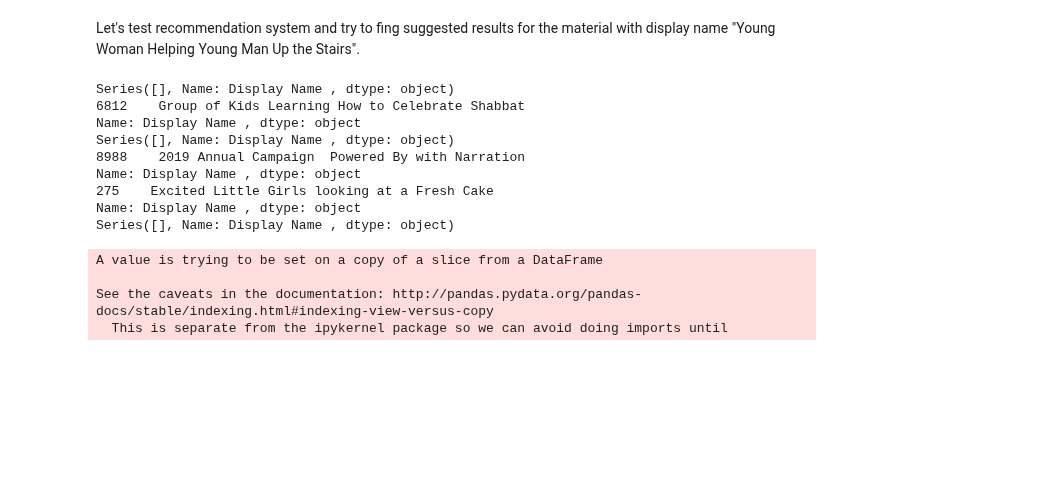
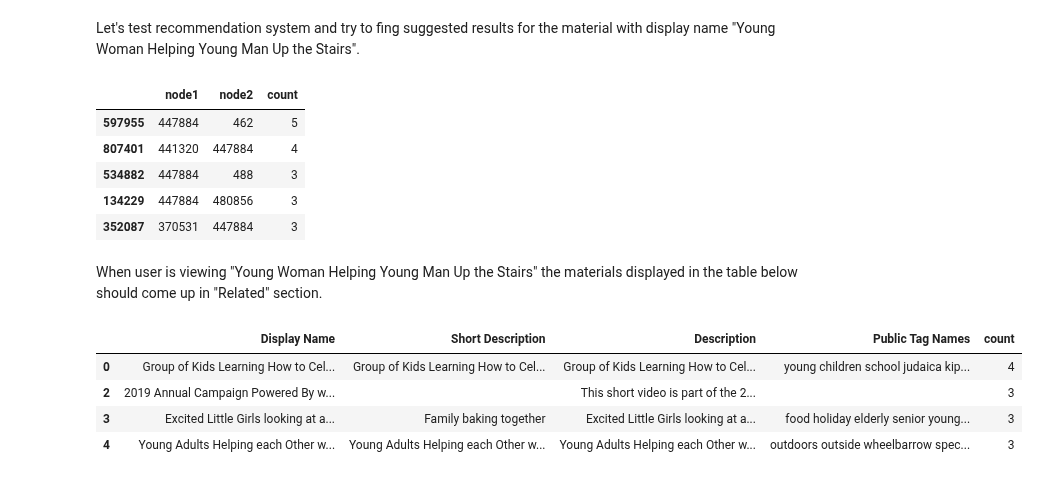
Before and after one commit to olga0503/DATA-620, a Jupyter notebook: Final_Project.ipynb, the cells around one changed output. Cells and saved outputs as stored; diff of their text form; code cells hidden in the pictures; blank space fills up the shorter version.

```diff
--- a/Final_Project.ipynb
+++ b/Final_Project.ipynb
@@ -446,27 +445,41 @@ plt.show()
 Let's test recommendation system and try to fing suggested results for the material with display name "Young Woman Helping Young Man Up the Stairs".
 # %%
 material_id = int(materials[materials['Display Name ']=='Young Woman Helping Young Man Up the Stairs']['ID'])
-related = material[(material['node1'] == str(material_id)) | (material['node2'] == str(material_id))]
+related = material[(material['node1'] == str(material_id)) | (material['node2'] == str(material_id))][:]
 related.sort_values('count', ascending = False, inplace = True)
-
-
-for row in range(0,6):
-
-    if related.iloc[row]['node1'] == str(material_id):
-        print(materials[materials['ID'] == str(related.iloc[row]['node2'])]['Display Name '])
-    else:
-        print(materials[materials['ID'] == str(related.iloc[row]['node1'])]['Display Name '])
+related.head()
 # %% [output]
-Series([], Name: Display Name , dtype: object)
-6812    Group of Kids Learning How to Celebrate Shabbat
-Name: Display Name , dtype: object
-Series([], Name: Display Name , dtype: object)
-8988    2019 Annual Campaign  Powered By with Narration
-Name: Display Name , dtype: object
-275    Excited Little Girls looking at a Fresh Cake
-Name: Display Name , dtype: object
-Series([], Name: Display Name , dtype: object)
-A value is trying to be set on a copy of a slice from a DataFrame
-
-See the caveats in the documentation: http://pandas.pydata.org/pandas-docs/stable/indexing.html#indexing-view-versus-copy
-  This is separate from the ipykernel package so we can avoid doing imports until
+|  | node1 | node2 | count |
+| 597955 | 447884 | 462 | 5 |
+| 807401 | 441320 | 447884 | 4 |
+| 534882 | 447884 | 488 | 3 |
+| 134229 | 447884 | 480856 | 3 |
+| 352087 | 370531 | 447884 | 3 |
+# %%
+related_materials = []
+count_list = []
+
+for row in range(0,len(related)):
+
+    if related.iloc[row]['node1'] == str(material_id):
+        related_materials.append(related.iloc[row]['node2'])
+    else:
+        related_materials.append(related.iloc[row]['node1'])
+
+    count_list.append(related.iloc[row]['count'])
+
+related_materials = pd.DataFrame(related_materials, columns = ['ID'])
+related_materials['count'] = count_list
+# %% [markdown]
+When user is viewing "Young Woman Helping Young Man Up the Stairs" the materials displayed in the table below should come up in "Related" section.
+# %%
+related = pd.merge(related_materials, materials, how = 'inner', on = 'ID')
+columns_copy_list.append('count')
+related.sort_values('count', ascending = False, inplace = True)
+related[columns_copy_list].head(4)
+# %% [output]
+|  | Display Name | Short Description | Description | Public Tag Names | count |
+| 0 | Group of Kids Learning How to Cel... | Group of Kids Learning How to Cel... | Group of Kids Learning How to Cel... | young children school judaica kip... | 4 |
+| 2 | 2019 Annual Campaign Powered By w... |  | This short video is part of the 2... |  | 3 |
+| 3 | Excited Little Girls looking at a... | Family baking together | Excited Little Girls looking at a... | food holiday elderly senior young... | 3 |
+| 4 | Young Adults Helping each Other w... | Young Adults Helping each Other w... | Young Adults Helping each Other w... | outdoors outside wheelbarrow spec... | 3 |
```
Also changed, not shown: parts of 3 cells of this notebook.
